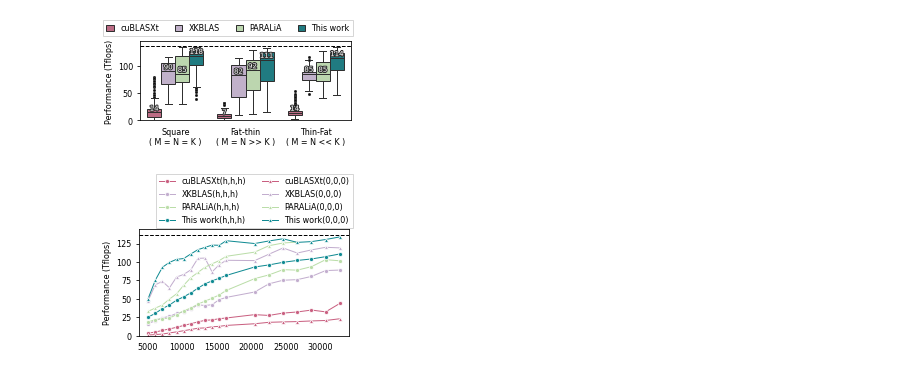
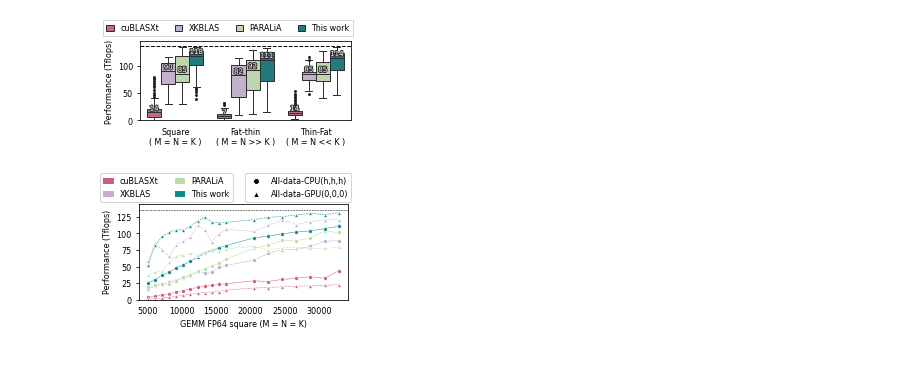
Before and after one commit to p-anastas/PARALiA-GEMMex, a Jupyter notebook: Benchmarking/Python_Scripts/main_plotter_uncut.ipynb, the cells around one changed output. Cells and saved outputs as stored; diff of their text form; code cells hidden in the pictures.

```diff
--- a/Benchmarking/Python_Scripts/main_plotter_uncut.ipynb
+++ b/Benchmarking/Python_Scripts/main_plotter_uncut.ipynb
@@ -570,44 +570,60 @@ sns.set_palette(color_map[1:])
 
 dataset_perf_comparisson = dataset[(dataset['imp'] == 'cuBLASXt') |
                         (dataset['imp'] == 'XKBLAS') |
                         #(dataset['imp'] == 'taco-paralia-1.5-malloc') |
                         (dataset['imp'] == 'taco-paralia-1.5-fixed-streams') |
                         #(dataset['imp'] == 'qeta-mineta-auto') |
                         #(dataset['imp'] == 'qeta-auto-reptile') |
                         #(dataset['imp'] == 'qeta-minfetch-auto-reptile')|
                         #dataset['imp'] == 'qeta-mineta-auto-reptile') |
                         (dataset['imp'] == 'qeta-mineta-auto-reptile-fastev')]
 dataset_perf_comparisson['Asloc'][dataset_perf_comparisson['Asloc'] == -2] = -1
 dataset_perf_comparisson['Bsloc'][dataset_perf_comparisson['Bsloc'] == -2] = -1
 dataset_perf_comparisson['Csloc'][dataset_perf_comparisson['Csloc'] == -2] = -1
 dataset_perf_comparisson['loc_str'] = 100*(dataset_perf_comparisson['Csloc']+1) + 10*(dataset_perf_comparisson['Bsloc']+1) + dataset_perf_comparisson['Asloc']+1
-dataset_perf_comparisson['imp'][dataset_perf_comparisson['imp'] == 'taco-paralia-1.5-fixed-streams'] = 'PARALiA'
-dataset_perf_comparisson['imp'][dataset_perf_comparisson['imp'] == 'qeta-mineta-auto-reptile-fastev'] = 'This work'
+#dataset_perf_comparisson['imp'][dataset_perf_comparisson['imp'] == 'taco-paralia-1.5-fixed-streams'] = 'PARALiA'
+#dataset_perf_comparisson['imp'][dataset_perf_comparisson['imp'] == 'qeta-mineta-auto-reptile-fastev'] = 'This work'
 
-dataset_perf_comparisson['imp'][dataset_perf_comparisson['loc_str'] == 0] = dataset_perf_comparisson['imp'] + '(h,h,h)'
-dataset_perf_comparisson['imp'][dataset_perf_comparisson['loc_str'] == 111] = dataset_perf_comparisson['imp'] + '(0,0,0)'
+#dataset_perf_comparisson['imp'][dataset_perf_comparisson['loc_str'] == 0] = dataset_perf_comparisson['imp'] + '(h,h,h)'
+#dataset_perf_comparisson['imp'][dataset_perf_comparisson['loc_str'] == 111] = dataset_perf_comparisson['imp'] + '(0,0,0)'
 
 sq_dataset = enforce_gen_dataset_limits(PARALiA_grouby_avg(dataset_perf_comparisson))
 sq_dataset['Performance (Tflops)'] = sq_dataset['perf']/1024
 
+implementation_names = ['cuBLASXt', 'XKBLAS', 'PARALiA', 'This work']
 #sq_dataset['shape'] = 'Square\n( M = N = K )'
 fig, ax = plt.subplots(1,1)
 sq_dataset.sort_values(inplace = True, by = ['plot_order'])
 #print(sq_dataset)
-axout = sns.lineplot(data=sq_dataset[sq_dataset['loc_str'] == 0], x = 'M', y = 'Performance (Tflops)', hue = 'imp', ax=ax, marker = 'o', markersize = 4, linewidth = 1)
-axout = sns.lineplot(data=sq_dataset[sq_dataset['loc_str'] == 111], x = 'M', y = 'Performance (Tflops)', hue = 'imp', ax=ax , marker = '^', markersize = 4, linewidth = 1)
+axout = sns.lineplot(data=sq_dataset[sq_dataset['loc_str'] == 0], x = 'M', y = 'Performance (Tflops)', hue = 'imp', ax=ax, marker = 'o', markersize = 4, linewidth = 0.5)
+axout = sns.lineplot(data=sq_dataset[sq_dataset['loc_str'] == 111], x = 'M', y = 'Performance (Tflops)', hue = 'imp', ax=ax , marker = '^', markersize = 4, linewidth = 0.5, linestyle = '--')
+ax.get_legend().remove()
 
-ax.axhline(y = 17*8, color = 'k', linestyle = '--', linewidth = 1)
+# Custom labels, colors, and markers
+a_val = 1
+circa = []
+for ctr in range(0,len(implementation_names)):
+    circa.append(matplotlib.patches.Patch(facecolor=color_map[1:][ctr],alpha=a_val,label=implementation_names[ctr]))
+fig.legend(handles = circa,
+        fontsize=font, loc = 'upper left',  fancybox = True, ncol=2, handlelength=1.3)
+
+custom_labels = ['All-data-CPU(h,h,h)', 'All-data-GPU(0,0,0)']
+custom_colors = ['k', 'k']
+custom_markers = ['o', '^']
+# Custom legend elements
+legend_elements1 = [matplotlib.lines.Line2D([0], [0], marker=marker, color='w', markerfacecolor=color, label=label, markersize=6)
+               for label, color, marker in zip(custom_labels, custom_colors, custom_markers)]
+fig.legend(loc = 'upper right', handles=legend_elements1,#bbox_to_anchor=(0.99, 0.81), #title="Speedup",  # Title for the legend
+        fontsize=font, fancybox = True, ncol=1)
+
+ax.axhline(y = 17*8, color = 'k', linestyle = '--', linewidth = 0.5)
 ax.set_ylim([0,145])
 plt.tick_params(bottom = False)
-ax.get_legend().remove()
-ax.set_xlabel('')
+ax.set_xlabel('GEMM FP64 square (M = N = K)')
 #ax.set_xticklabels(elem_name, rotation = 15)
-fig.legend(loc = 'upper right',#title="Model",  # Title for the legend
-    fontsize=font, fancybox = False, ncol=2)
-fig.set_size_inches(width, height*1.2)
-fig.subplots_adjust(left=.15, bottom=.15/1.2, right=.99, top=1-((1 - .64)/1.2))
+fig.set_size_inches(width, height*1.)
+fig.subplots_adjust(left=.15, bottom=.18/1., right=.985, top=1-((1 - .8)/1.))
 fig.savefig('Plots/Plot_testbed-%s_gflops_comp_FP64.pdf' % (machine))
 fig.savefig('Plots/Plot_testbed-%s_gflops_comp_FP64.png' % (machine))
 # %% [output]
-[figure, old version]
+[figure, new version]
```
Also changed, not shown: parts of 1 cell of this notebook.
